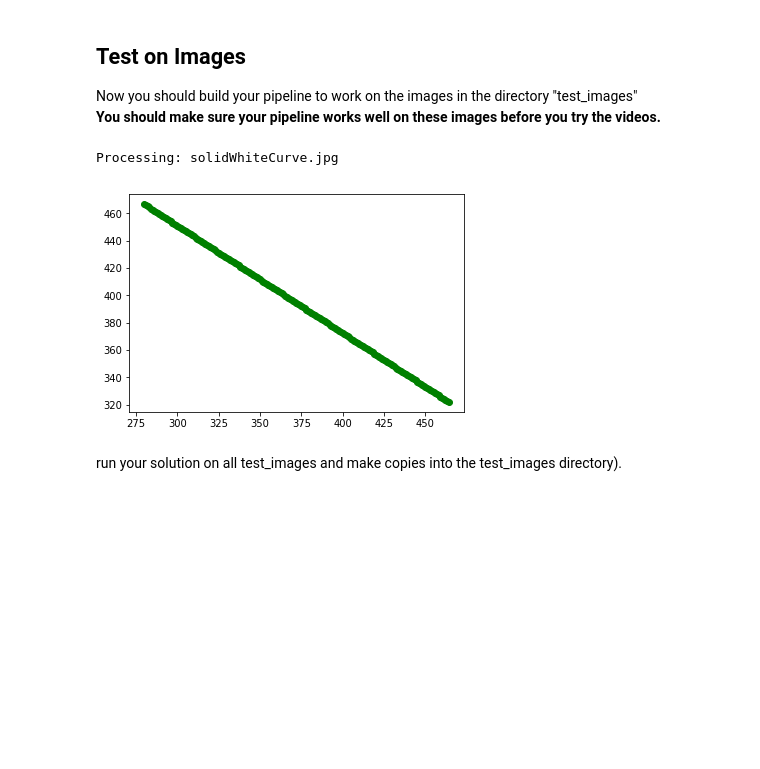
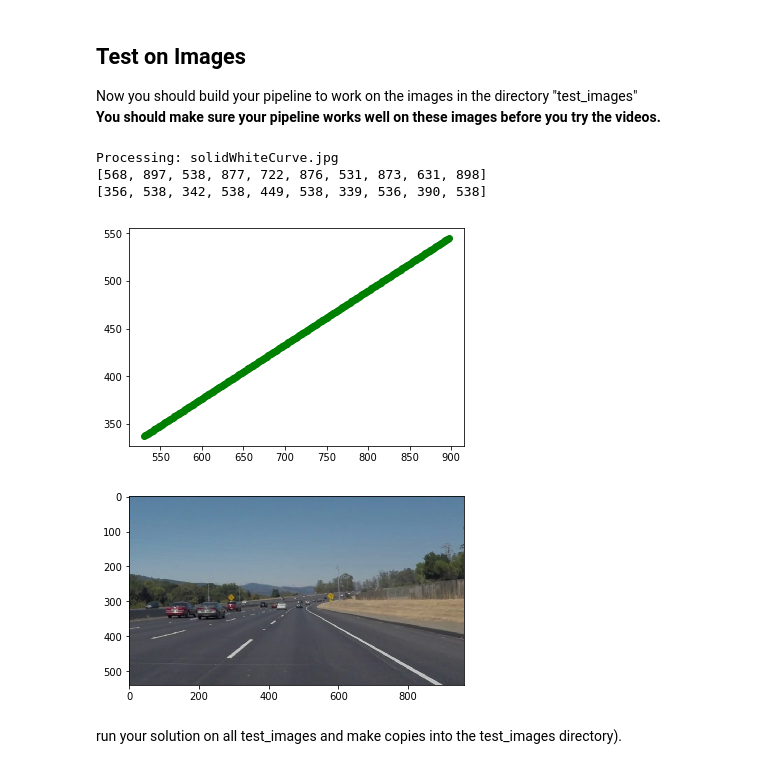
Before and after one commit to asunar/CarND-LaneLines-P1, a Jupyter notebook: P1.ipynb, the cells around one changed output. Drawn from its saved outputs; the diff is of its cells as text; code cells hidden in the pictures; blank space fills up the shorter version.

Commit message:
Origin is top left corner for images...

```diff
--- a/P1.ipynb
+++ b/P1.ipynb
@@ -211,16 +211,25 @@ def draw_lines(img, lines, color=[255, 0, 0], thickness=2):
     for line in lines:
         for x1, y1, x2, y2 in line:
             #just do the left line first
-            if x1 < 480:# using a variable instead of 480 throws error
+            if x1 > 480:# using a variable instead of 480 throws error
                 x += [x1, x2]
                 y += [y1, y2]
 
-                left_line_points.extend(line)
+    print(x)
+    print(y)
+    z = np.polyfit(x, y, 1)
+    m,b = z
+    for i in range(min(x), max(x)):
+        plt.plot(i, i * m + b, 'go')
+
+    plt.show()
 
 
 
 
-# Here is the expected outcome
+
+
+   # Here is the expected outcome
 # Given start/end points of the left and right lines
 # Draw the lines on the image and return the image
 
@@ -229,13 +238,6 @@ def draw_lines(img, lines, color=[255, 0, 0], thickness=2):
 
 #     cv2.line(img,(0,0),(511,511),(255,0,0),5)
 #     cv2.line((0, max()), (f(0), f(max(x))), 'r')
-    z = np.polyfit(x, y, 1)
-#     print(z)
-    m,b = z
-    for i in range(min(x), max(x)):
-        plt.plot(i, i * m + b, 'go')
-
-    plt.show()
     return img
 
 
@@ -344,32 +346,35 @@ def process_image(img):
 # %%
 # img = np.copy(mpimg.imread('test_images/solidWhiteCurve.jpg'))
 # img = np.copy(mpimg.imread('test_images/solidWhiteRight.jpg'))
 # img = np.copy(mpimg.imread('test_images/solidYellowCurve.jpg'))
 # img = np.copy(mpimg.imread('test_images/solidYellowCurve2.jpg'))
 # img = np.copy(mpimg.imread('test_images/solidYellowLeft.jpg'))
 # img = np.copy(mpimg.imread('test_images/whiteCarLaneSwitch.jpg'))
 %rm -rf images_with_lanes
 %mkdir images_with_lanes
 test_img = 'solidWhiteCurve.jpg'
 filename = 'test_images/' + test_img
 testImg = mpimg.imread(filename)
 print("Processing: " + test_img)
 processed_image = process_image(testImg)
-# showImage(processed_image)
+showImage(processed_image)
 # converted_image = cv2.cvtColor(processed_image, cv2.COLOR_BGR2RGB)
 # print('Saving images_with_lanes/' + test_img)
 # cv2.imwrite('images_with_lanes/' + test_img, converted_image)
 
 
 # for test_img in test_images:
 #     filename = 'test_images/' + test_img
 #     testImg = mpimg.imread(filename)
 #     print("Processing: " + test_img)
 #     processed_image = process_image(testImg)
 #     showImage(processed_image)
 #     converted_image = cv2.cvtColor(processed_image, cv2.COLOR_BGR2RGB)
 #     print('Saving images_with_lanes/' + test_img)
 #     cv2.imwrite('images_with_lanes/' + test_img, converted_image)
 # %% [output]
 Processing: solidWhiteCurve.jpg
+[568, 897, 538, 877, 722, 876, 531, 873, 631, 898]
+[356, 538, 342, 538, 449, 538, 339, 536, 390, 538]
-[figure, old version]
+[figure, new version]
+[figure, added]
```
Also changed, not shown: parts of 1 cell of this notebook.
